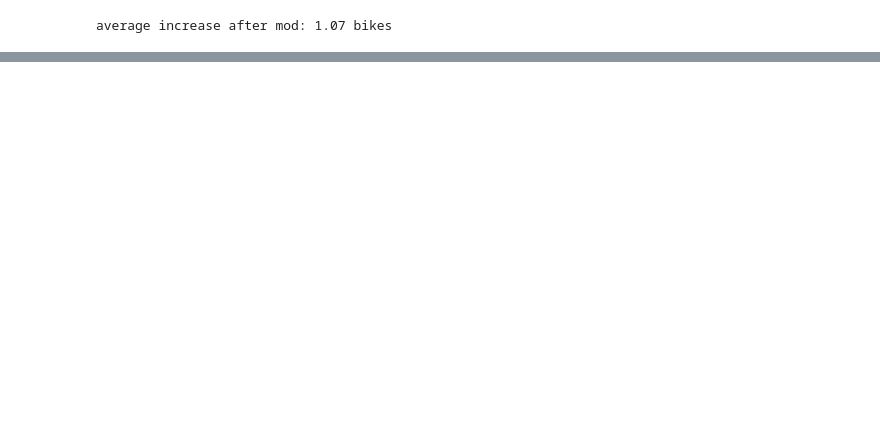
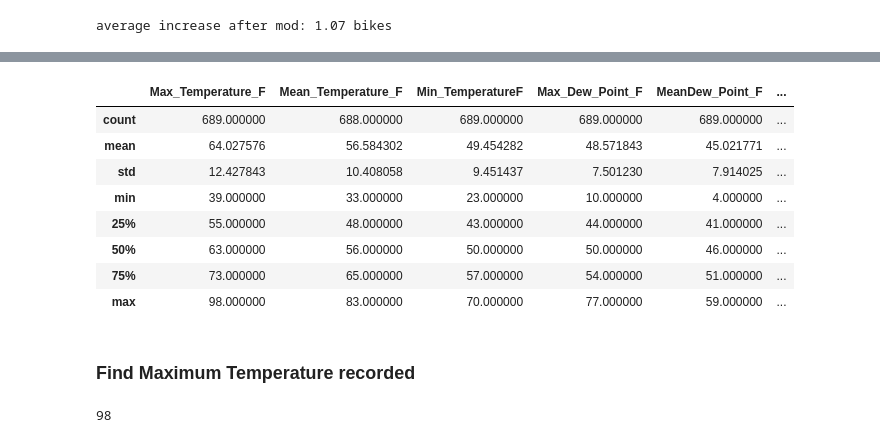
Before and after one commit to keitheck/data-science, a Jupyter notebook: bike-stats.ipynb, the cells around one changed output, grey strips where cells are left out. Saved outputs shown, nothing was run; the diff lists cells and outputs as text; code cells hidden in the pictures; blank space fills up the shorter version.

```diff
--- a/bike-stats.ipynb
+++ b/bike-stats.ipynb
@@ -94,0 +105,18 @@ vi) Come up with 3 more questions that can be answered with this data set.
+# %%
+weather_data.describe()
+# %% [output]
+|  | Max_Temperature_F | Mean_Temperature_F | Min_TemperatureF | Max_Dew_Point_F | MeanDew_Point_F | ... |
+| count | 689.000000 | 688.000000 | 689.000000 | 689.000000 | 689.000000 | ... |
+| mean | 64.027576 | 56.584302 | 49.454282 | 48.571843 | 45.021771 | ... |
+| std | 12.427843 | 10.408058 | 9.451437 | 7.501230 | 7.914025 | ... |
+| min | 39.000000 | 33.000000 | 23.000000 | 10.000000 | 4.000000 | ... |
+| 25% | 55.000000 | 48.000000 | 43.000000 | 44.000000 | 41.000000 | ... |
+| 50% | 63.000000 | 56.000000 | 50.000000 | 50.000000 | 46.000000 | ... |
+| 75% | 73.000000 | 65.000000 | 57.000000 | 54.000000 | 51.000000 | ... |
+| max | 98.000000 | 83.000000 | 70.000000 | 77.000000 | 59.000000 | ... |
+# %% [markdown]
+### Find Maximum Temperature recorded
+# %%
+weather_data['Max_Temperature_F'].max()
+# %% [output]
+98
```
Also changed, not shown: parts of 7 cells of this notebook, 2 other files.
